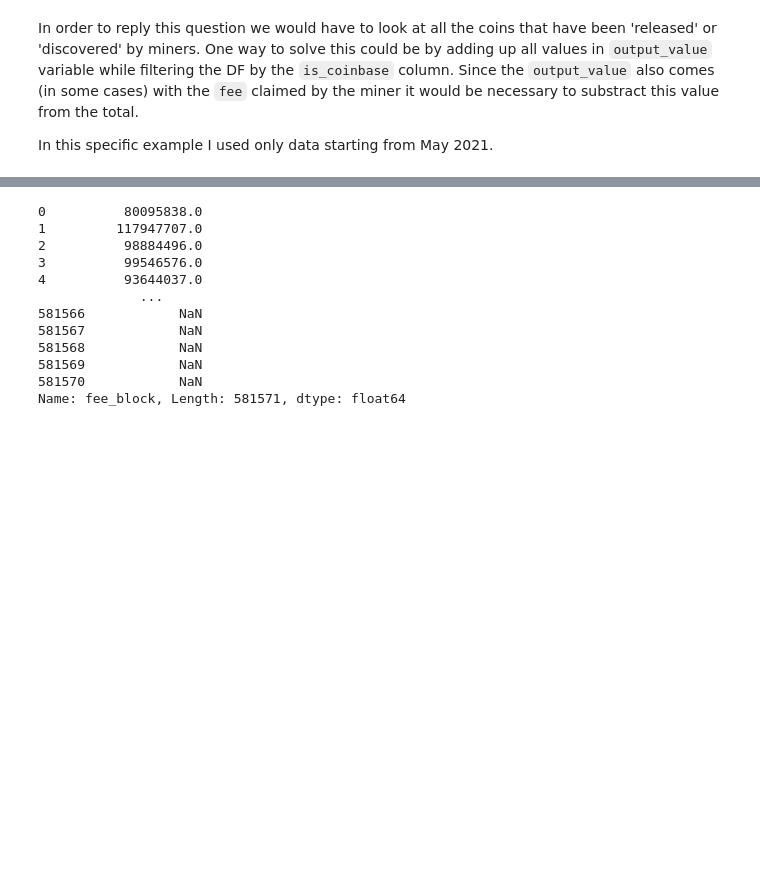
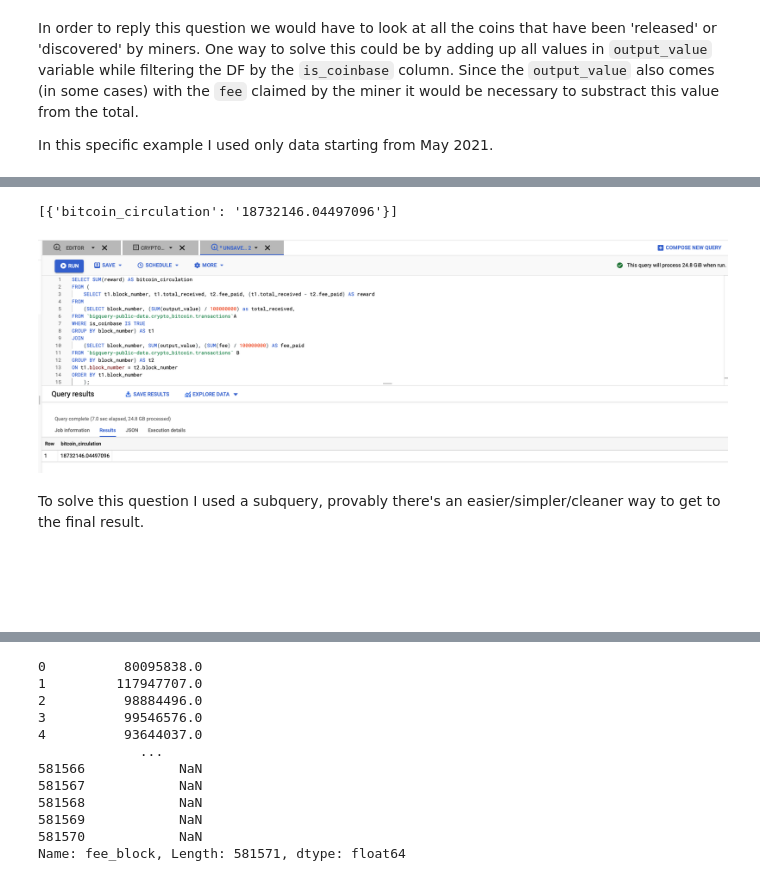
Before and after one commit to CommanderPoe/gn-challenge, a Jupyter notebook: challenge.ipynb, the cells around one changed output, grey strips where cells are left out. Saved outputs shown, nothing was run; the diff lists cells and outputs as text; code cells hidden in the pictures; blank space fills up the shorter version.

```diff
--- a/challenge.ipynb
+++ b/challenge.ipynb
@@ -66,0 +86,18 @@ In this specific example I used only data starting from May 2021.
+# %%
+[
+  {
+    "bitcoin_circulation": "18732146.04497096"
+  }
+]
+# %% [output]
+[{'bitcoin_circulation': '18732146.04497096'}]
+# %%
+Image(filename='Q1.1.png')
+# %% [output]
+[figure, added]
+# %% [markdown]
+To solve this question I used a subquery, provably there's an easier/simpler/cleaner way to get to the final result.
+# %% [markdown]
+<br>
+# %% [markdown]
+<br>
```
Also changed, not shown: parts of 12 cells of this notebook, 3 other files.
